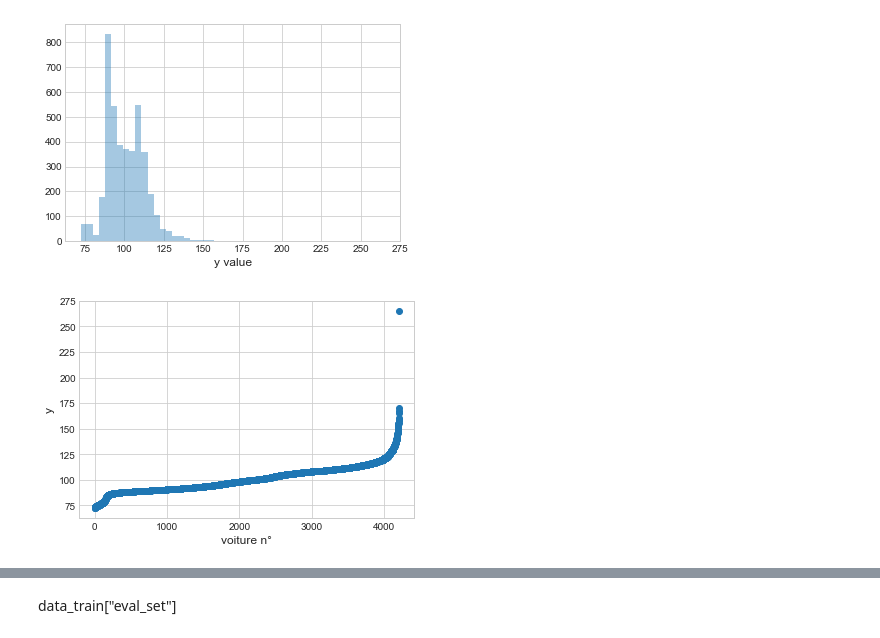
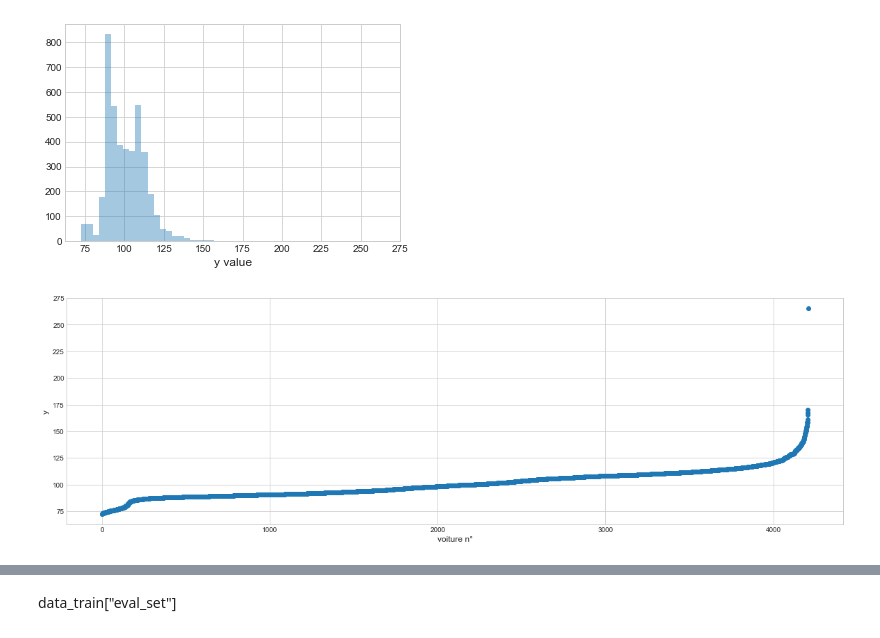
Before and after one commit to roudmane1/mercedes_benz, a Jupyter notebook: Mercedes-Benz.ipynb, the cells around one changed output, grey strips where cells are left out. Drawn from its saved outputs; the diff is of its cells as text; code cells hidden in the pictures.

```diff
--- a/Mercedes-Benz.ipynb
+++ b/Mercedes-Benz.ipynb
@@ -204,9 +199,10 @@ plt.show()
 [figure]
 # %%
 #on va voir la réaction de la variable Y
+plt.figure(figsize=(20,6))
 plt.scatter(range(data_train.shape[0]), np.sort(data_train.y.values))
 plt.xlabel('voiture n°', fontsize=12)
 plt.ylabel('y', fontsize=12)
 plt.show()
 # %% [output]
-[figure, old version]
+[figure, new version]
```
Also changed, not shown: parts of 56 cells of this notebook, 10 other files.
